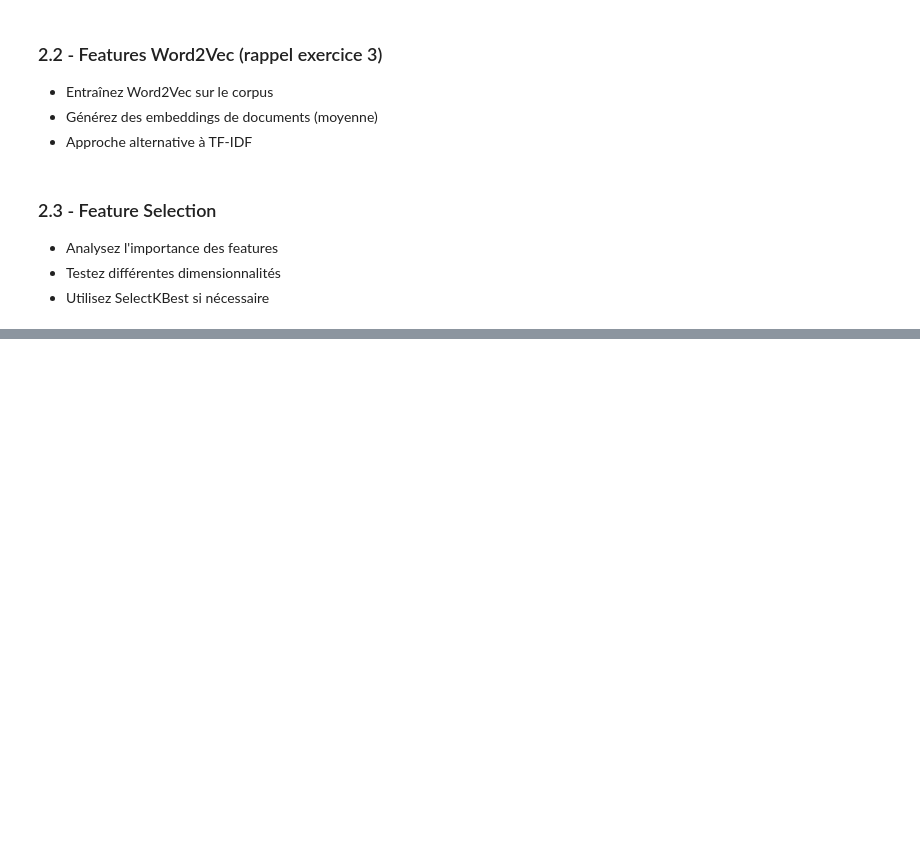
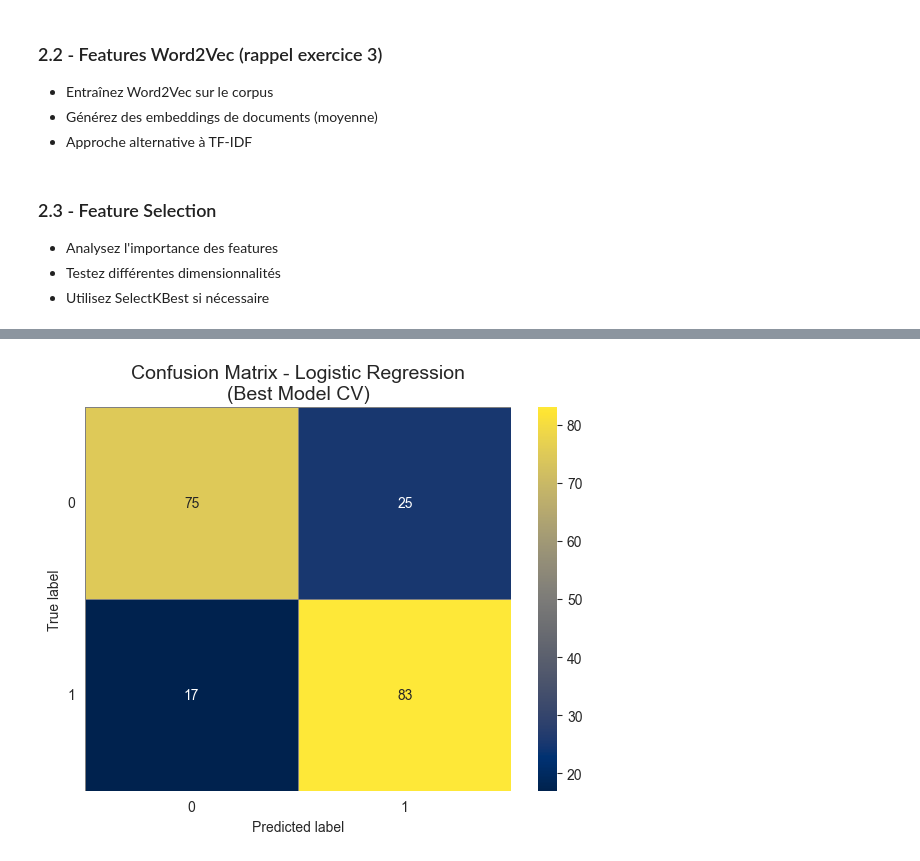
Before and after one commit to DamienDESSAUX-M2i/M2i_CDSD_TDTP, a Jupyter notebook: pretraitement_texte_nlp/exos/tp_final.ipynb, the cells around one changed output, grey strips where cells are left out. Cells and saved outputs as stored; diff of their text form; code cells hidden in the pictures; blank space fills up the shorter version.

```diff
--- a/pretraitement_texte_nlp/exos/tp_final.ipynb
+++ b/pretraitement_texte_nlp/exos/tp_final.ipynb
@@ -307,0 +1044,35 @@ doc_embeddings = np.array(doc_embeddings)
+# %%
+BEST_MODEL = models[best_model_name]
+
+
+def display_confusion_matrix(X, y, model):
+    X_train, X_test, y_train, y_test = split_dataset(X, y)
+    model.fit(X_train, y_train)
+    y_pred = model.predict(X_test)
+    cm = confusion_matrix(y_test, y_pred)
+
+    plt.figure(figsize=(6, 5))
+    sns.heatmap(
+        cm,
+        annot=True,
+        fmt="d",
+        cmap="cividis",
+        xticklabels=np.unique(y),
+        yticklabels=np.unique(y),
+        cbar=True,
+        linewidths=0.5,
+        linecolor="gray",
+    )
+
+    plt.ylabel("True label")
+    plt.xlabel("Predicted label")
+    plt.title(f"Confusion Matrix - {best_model_name}\n(Best Model CV)", fontsize=14)
+    plt.yticks(rotation=0)
+    plt.xticks(rotation=0)
+    plt.tight_layout()
+    plt.show()
+
+
+display_confusion_matrix(X=df["review_cleaned"], y=df["sentiment"], model=BEST_MODEL)
+# %% [output]
+[figure, added]
```
Also changed, not shown: parts of 33 cells of this notebook, 4 other files.
